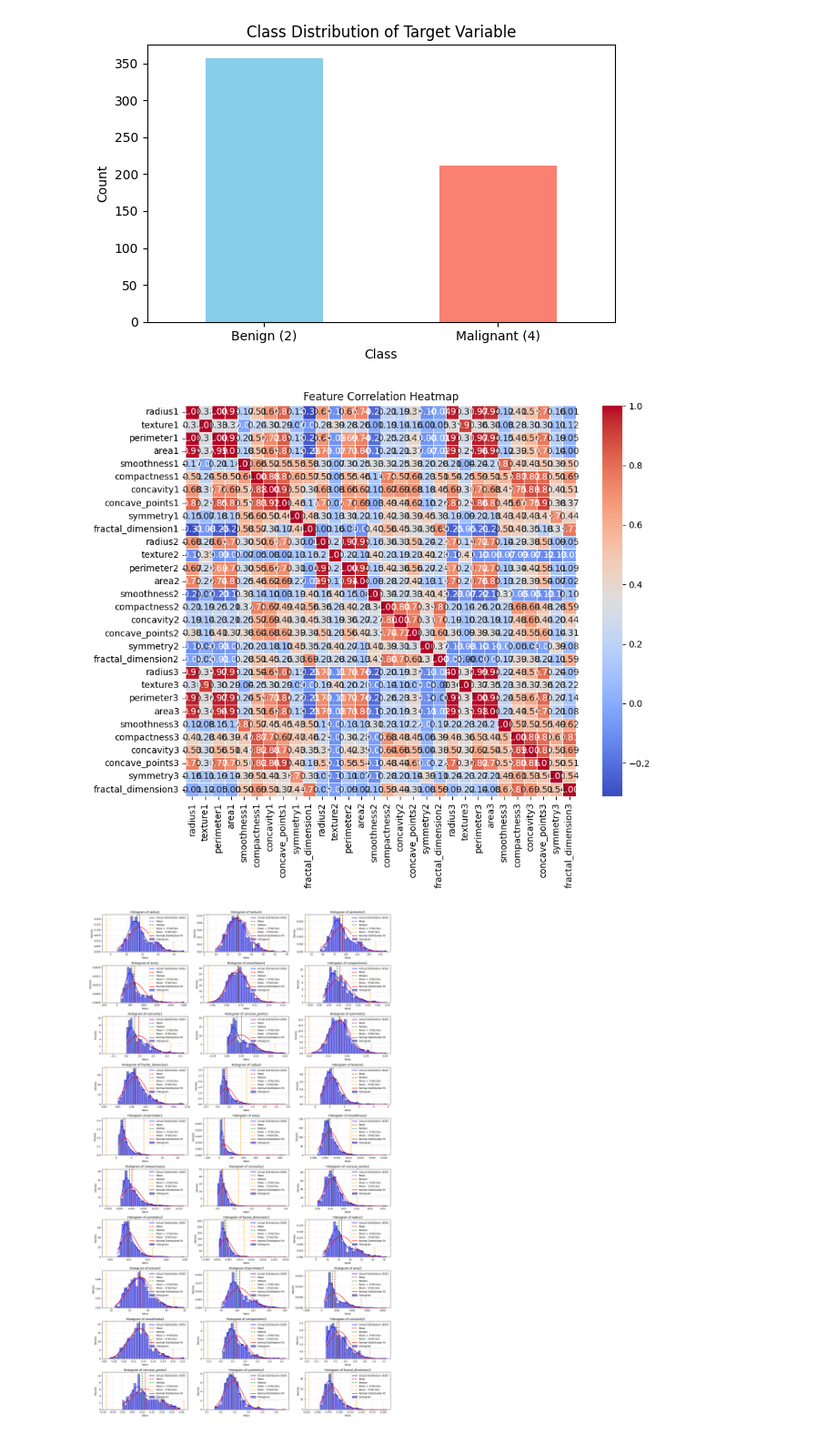
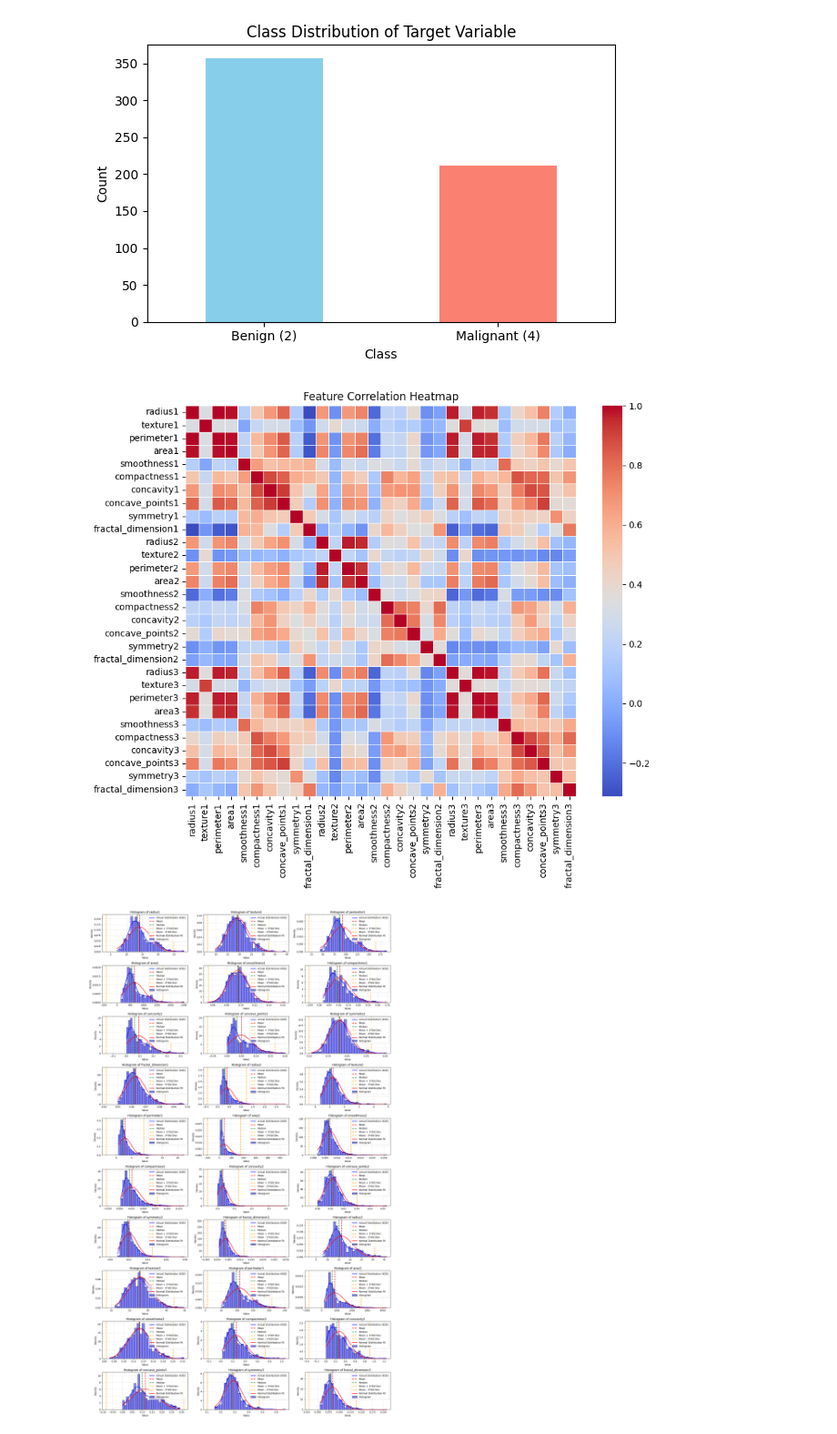
Before and after one commit to ppxrj/Breast-Cancer-MLiS1, a Jupyter notebook: Python/Ramona_Code_V1.ipynb, the cells around one changed output. Shown at 91% size. Drawn from its saved outputs; the diff is of its cells as text; code cells hidden in the pictures.

```diff
--- a/Python/Ramona_Code_V1.ipynb
+++ b/Python/Ramona_Code_V1.ipynb
@@ -188,14 +195,14 @@ Name: proportion, dtype: float64
 # %%
 # Correlation matrix to see relationships between features
 plt.figure(figsize=(10,8))
 correlation_matrix = X.corr() #correlation matrix
 #print(correlation_matrix)
-sns.heatmap(correlation_matrix, annot=True, fmt=".2f", cmap='coolwarm', square=True, linecolor='white', linewidths=0.5)
+sns.heatmap(correlation_matrix, fmt=".2f", cmap='coolwarm', square=True, linecolor='white', linewidths=0.5)
 plt.title('Feature Correlation Heatmap')
 plt.tight_layout()
 plt.show()
 # %% [output]
-[figure, old version]
+[figure, new version]
 # %%
 #Histogram for all features to find outliers
 fig, axes= plt.subplots(10,3, figsize=(18,30))
```
Also changed, not shown: parts of 3 cells of this notebook.
